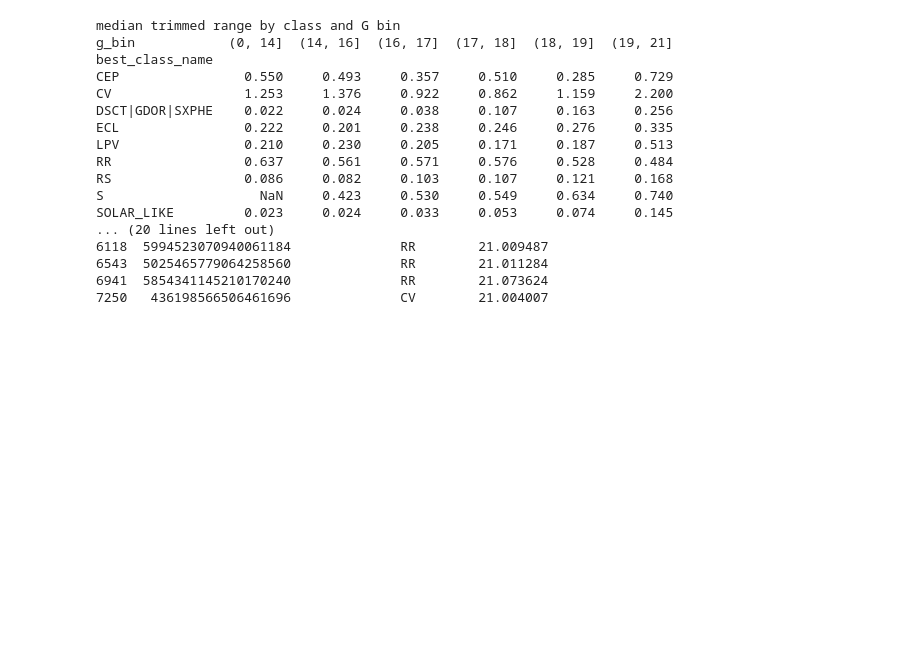
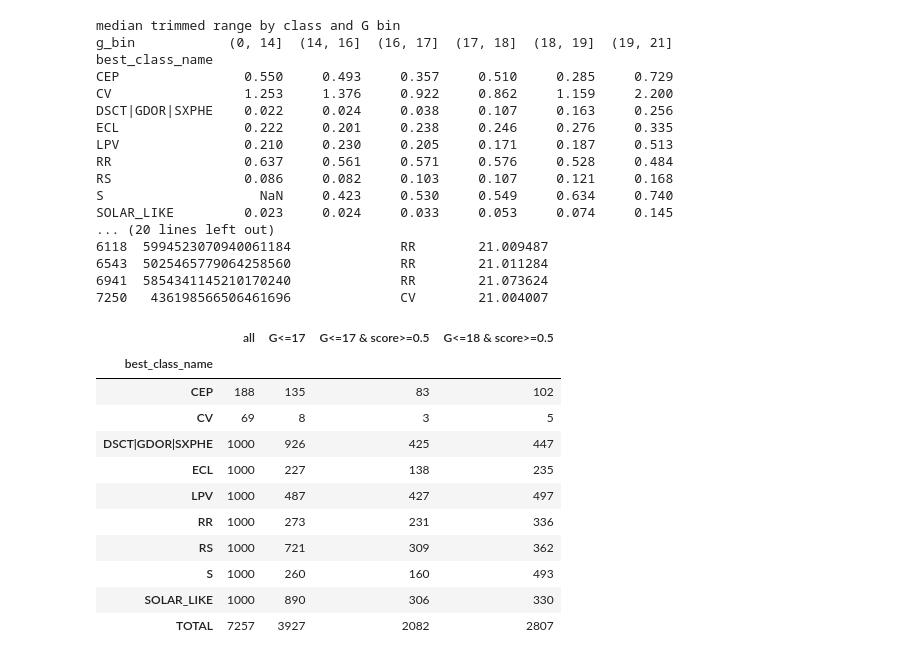
Before and after one commit to ananyamakkar/stellar-variability, a Jupyter notebook: notebooks/03_sample_design.ipynb, the cells around one changed output. Drawn from its saved outputs; the diff is of its cells as text; code cells hidden in the pictures; blank space fills up the shorter version.

Commit message:
Add magnitude-cut options and per-class counts

```diff
--- a/notebooks/03_sample_design.ipynb
+++ b/notebooks/03_sample_design.ipynb
@@ -234,3 +234,28 @@ SOLAR_LIKE         0.023     0.024     0.033     0.053     0.074     0.145
 6543  5025465779064258560              RR        21.011284
 6941  5854341145210170240              RR        21.073624
 7250   436198566506461696              CV        21.004007
+# %%
+c["g_le_17"] = c["phot_g_mean_mag"] <= 17
+c["g_le_18"] = c["phot_g_mean_mag"] <= 18
+
+counts = pd.DataFrame({
+    "all": c.groupby("best_class_name").size(),
+    "G<=17": c[c["g_le_17"]].groupby("best_class_name").size(),
+    "G<=17 & score>=0.5": c[c["g_le_17"] & c["score_ge_05"]].groupby("best_class_name").size(),
+    "G<=18 & score>=0.5": c[c["g_le_18"] & c["score_ge_05"]].groupby("best_class_name").size(),
+}).fillna(0).astype(int)
+counts.loc["TOTAL"] = counts.sum()
+counts
+# %% [output]
+|  | all | G<=17 | G<=17 & score>=0.5 | G<=18 & score>=0.5 |
+| best_class_name |  |  |  |  |
+| CEP | 188 | 135 | 83 | 102 |
+| CV | 69 | 8 | 3 | 5 |
+| DSCT|GDOR|SXPHE | 1000 | 926 | 425 | 447 |
+| ECL | 1000 | 227 | 138 | 235 |
+| LPV | 1000 | 487 | 427 | 497 |
+| RR | 1000 | 273 | 231 | 336 |
+| RS | 1000 | 721 | 309 | 362 |
+| S | 1000 | 260 | 160 | 493 |
+| SOLAR_LIKE | 1000 | 890 | 306 | 330 |
+| TOTAL | 7257 | 3927 | 2082 | 2807 |
```
